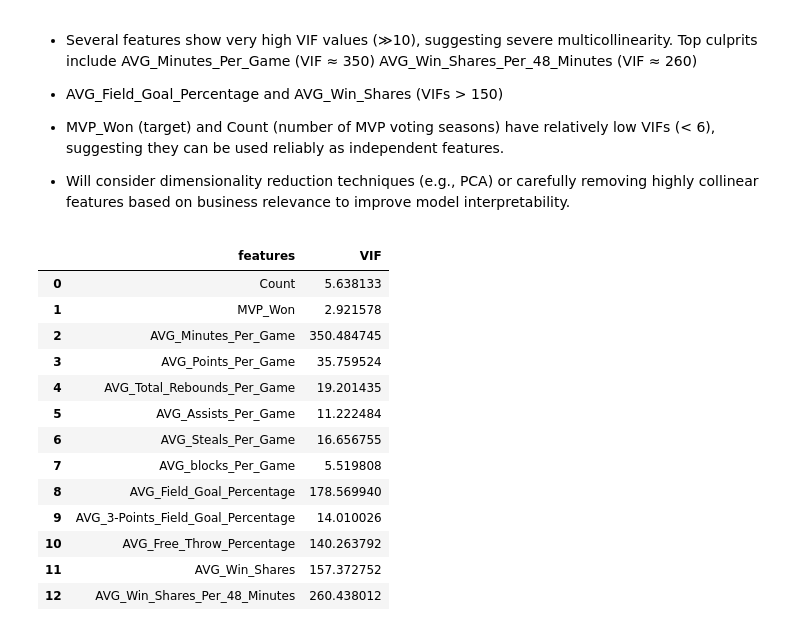
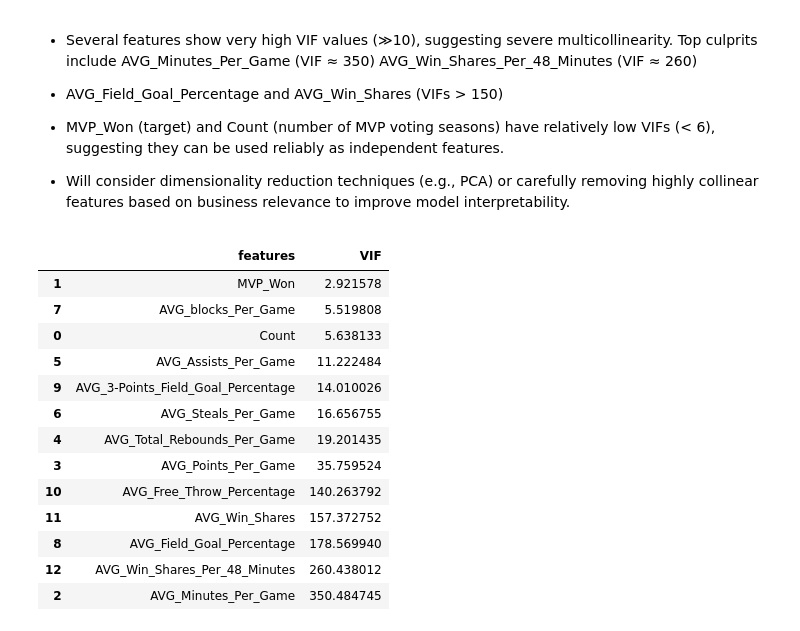
Before and after one commit to RasheedMartin/PredictingNBACareers, a Jupyter notebook: notebooks/exploratory_data_analysis/NBA MVP Voting Data_EDA.ipynb, the cells around one changed output. Drawn from its saved outputs; the diff is of its cells as text; code cells hidden in the pictures.

```diff
--- a/notebooks/exploratory_data_analysis/NBA MVP Voting Data_EDA.ipynb
+++ b/notebooks/exploratory_data_analysis/NBA MVP Voting Data_EDA.ipynb
@@ -274,25 +274,25 @@ from statsmodels.stats.outliers_influence import variance_inflation_factor
 # %%
 # Run VIF Test
 start_index = mvp.columns.get_loc("Count")
 cols_to_test = mvp.iloc[:, start_index:]
 
 vif = pd.DataFrame()
 vif["features"] = cols_to_test.columns
 vif["VIF"] = [variance_inflation_factor(cols_to_test.values, i) for i in range(cols_to_test.shape[1])]
 
-vif
+vif.sort_values(by="VIF", ascending=True)
 # %% [output]
 |  | features | VIF |
+| 1 | MVP_Won | 2.921578 |
+| 7 | AVG_blocks_Per_Game | 5.519808 |
 | 0 | Count | 5.638133 |
-| 1 | MVP_Won | 2.921578 |
-| 2 | AVG_Minutes_Per_Game | 350.484745 |
+| 5 | AVG_Assists_Per_Game | 11.222484 |
+| 9 | AVG_3-Points_Field_Goal_Percentage | 14.010026 |
+| 6 | AVG_Steals_Per_Game | 16.656755 |
+| 4 | AVG_Total_Rebounds_Per_Game | 19.201435 |
 | 3 | AVG_Points_Per_Game | 35.759524 |
-| 4 | AVG_Total_Rebounds_Per_Game | 19.201435 |
-| 5 | AVG_Assists_Per_Game | 11.222484 |
-| 6 | AVG_Steals_Per_Game | 16.656755 |
-| 7 | AVG_blocks_Per_Game | 5.519808 |
-| 8 | AVG_Field_Goal_Percentage | 178.569940 |
-| 9 | AVG_3-Points_Field_Goal_Percentage | 14.010026 |
 | 10 | AVG_Free_Throw_Percentage | 140.263792 |
 | 11 | AVG_Win_Shares | 157.372752 |
+| 8 | AVG_Field_Goal_Percentage | 178.569940 |
 | 12 | AVG_Win_Shares_Per_48_Minutes | 260.438012 |
+| 2 | AVG_Minutes_Per_Game | 350.484745 |
```
